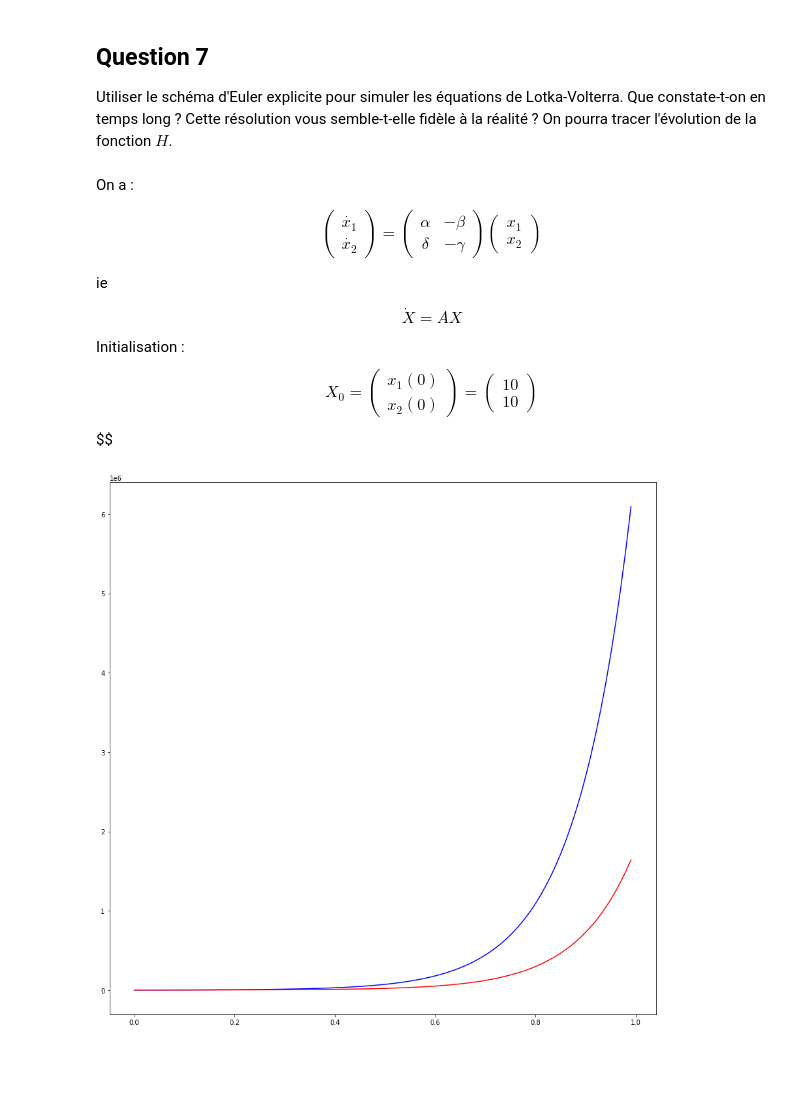
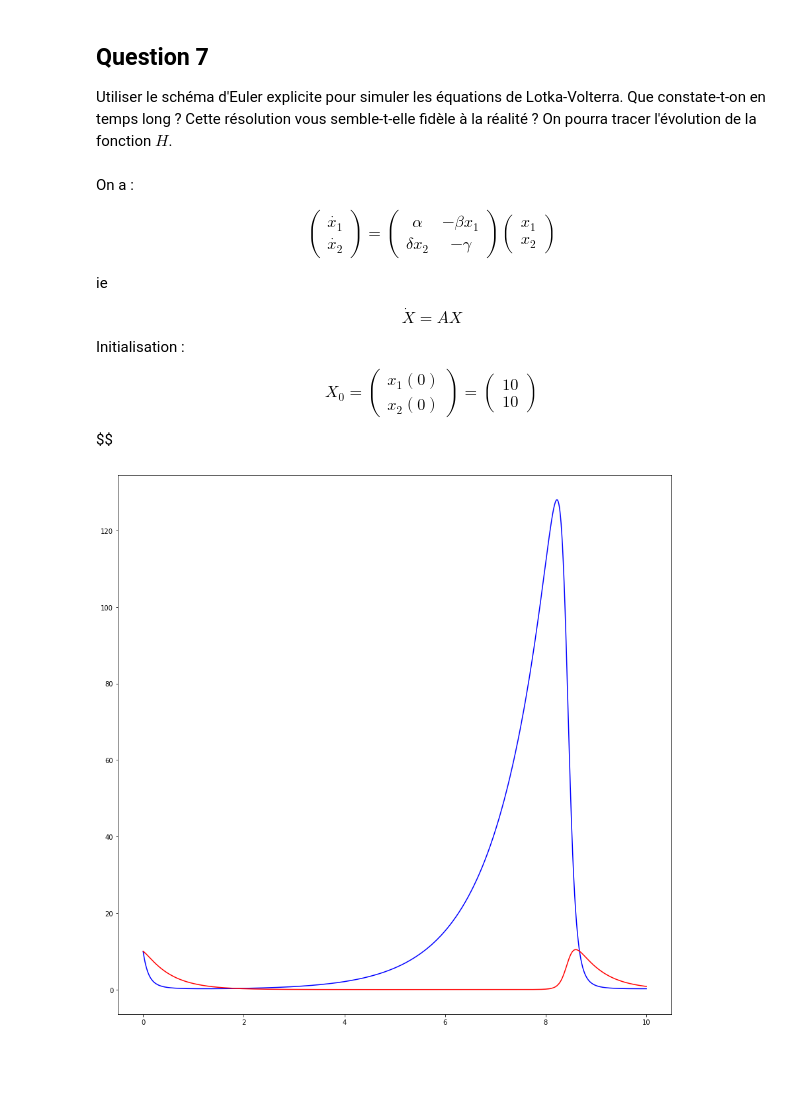
Before and after one commit to ahernot/UE11-equations-differentielles, a Jupyter notebook: réponses-final.ipynb, the cells around one changed output. Drawn from its saved outputs; the diff is of its cells as text; code cells hidden in the pictures.

```diff
--- a/réponses-final.ipynb
+++ b/réponses-final.ipynb
@@ -430,9 +430,9 @@ $$
 \end{pmatrix}
 =
 \begin{pmatrix}
-\alpha & - \beta
+\alpha & - \beta x_1
 \\
-\delta & - \gamma
+\delta x_2 & - \gamma
 \end{pmatrix}
 \begin{pmatrix}
 x_1
@@ -468,41 +468,38 @@ $$
 $$
 # %%
 # Initialise simulation parameters
-alpha = 10
-beta = 2
-delta = 2
-gamma = -2
-
-# Create parameter matrix
-A = np.array([
-    [alpha, -1 * beta],
-    [delta, -1 * gamma]
-])
+alpha = 1
+beta = 1
+delta = 0.1
+gamma = 2
 
 # Define derivative function
 def lv(t, X):
-    return np.dot(A, X)
+    x1, x2 = X
+    x1_der = alpha * x1 - beta * x1 * x2
+    x2_der = delta * x1 * x2 - gamma * x2
+    return np.array([x1_der, x2_der])
 
 # Initialise function values
-x10 = 1000
-x20 = 1000
+x10 = 10
+x20 = 10
 X0 = np.array([x10, x20])
 
 
 # Solve equation using explicit scheme
-time_array, points_array = solve_euler_explicit(f=lv, x0=X0, dt=0.01, t0=0, tf=1)  # compute ~20 points
+time_array, points_array = solve_euler_explicit(f=lv, x0=X0, dt=0.0001, t0=0, tf=10)
 
-#
+# Unpack solution
 x1_array = points_array[:, 0]
 x2_array = points_array[:, 1]
 
 # Plot solution
 plt.figure(figsize=(15,15))
 plt.plot(time_array, x1_array, c='blue')  # prey
 plt.plot(time_array, x2_array, c='red')  # predators
 plt.show()
 # %% [output]
-[figure, old version]
+[figure, new version]
 # %% [markdown]
 <br><br>
 # %% [markdown]
```
